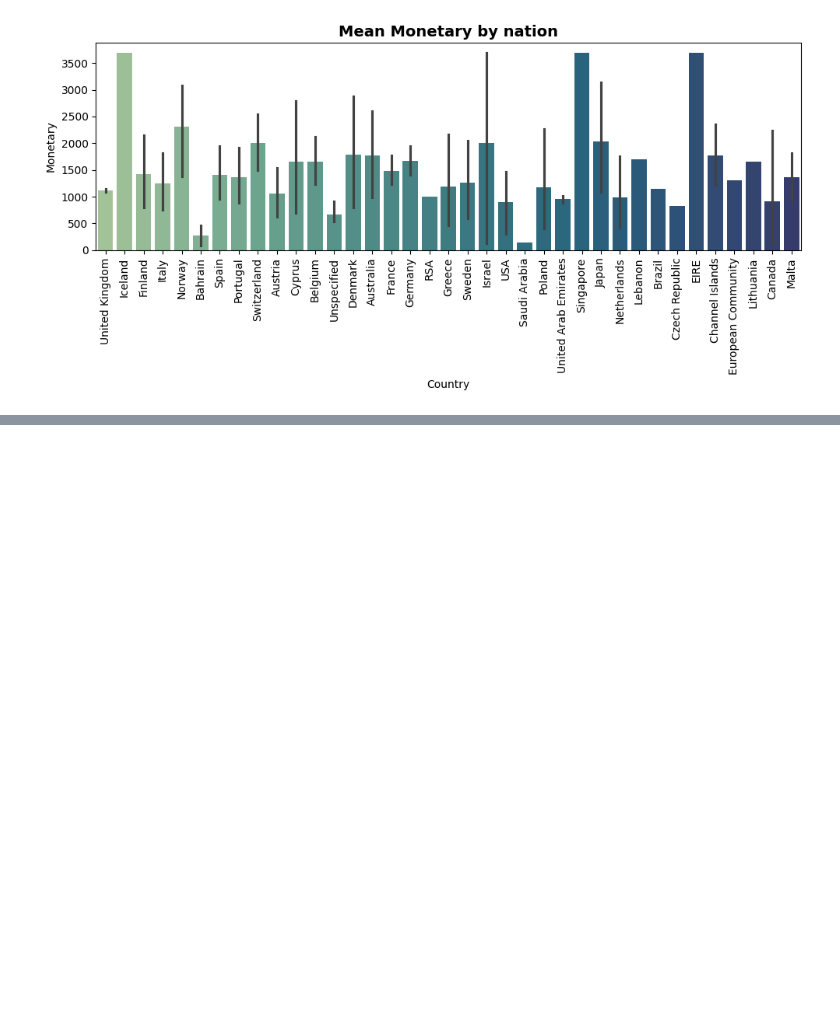
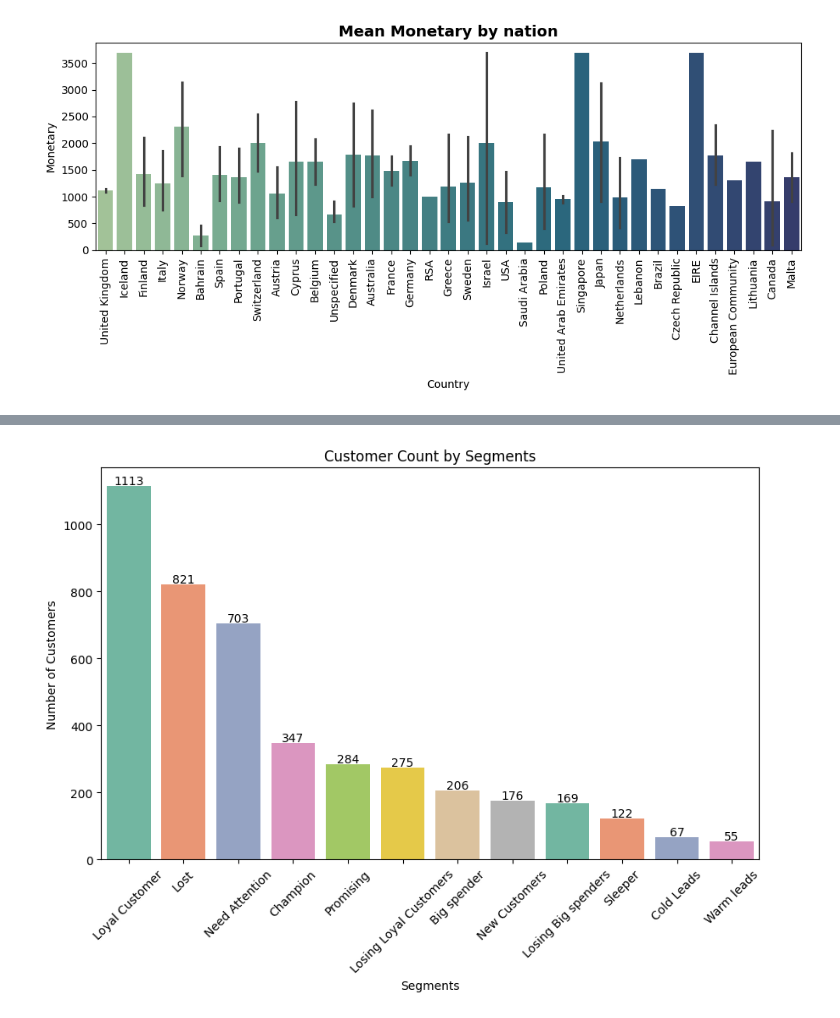
Before and after one commit to nmkhan9/user-behavior-analytics, a Jupyter notebook: rfm_segmentation/rfm.ipynb, the cells around one changed output, grey strips where cells are left out. Drawn from its saved outputs; the diff is of its cells as text; code cells hidden in the pictures; blank space fills up the shorter version.

```diff
--- a/rfm_segmentation/rfm.ipynb
+++ b/rfm_segmentation/rfm.ipynb
@@ -554,0 +263,9 @@ plt.show()
+# %%
+df_rfm['R_Score'] = pd.qcut(df_rfm['Recency'], 5, labels=[5, 4, 3, 2, 1])
+
+df_rfm['F_Score'] = pd.qcut(df_rfm['Frequency'].rank(method='first'), 5, labels=[1, 2, 3, 4, 5])
+
+df_rfm['M_Score'] = pd.qcut(df_rfm['Monetary'], 5, labels=[1, 2, 3, 4, 5])
+# %%
+df_rfm['RFM_score'] = df_rfm['R_Score'].astype(str) + df_rfm['F_Score'].astype(str) + df_rfm['M_Score'].astype(str)
+df_rfm.head()
@@ -554,0 +303,10 @@ plt.show()
+# %%
+df_map["RFM_score"] = df_map["RFM_score"].astype("str")
+# %%
+df_full = df_rfm.merge(
+    df_map[['RFM_score','Segments']],
+    on='RFM_score',
+    how='left'
+)
+
+df_full.head()
@@ -554,0 +448,26 @@ plt.show()
+# %%
+plt.figure(figsize=(10,6))
+ax = sns.countplot(
+    data=df_full,
+    x='Segments',
+    order=df_full['Segments'].value_counts().index,
+    palette='Set2'
+)
+
+
+for p in ax.patches:
+    height = p.get_height()
+    ax.text(
+        x=p.get_x() + p.get_width()/2,
+        y=height + 5,
+        s=int(height),
+        ha='center'
+    )
+
+plt.title('Customer Count by Segments')
+plt.xlabel('Segments')
+plt.ylabel('Number of Customers')
+plt.xticks(rotation=45)
+plt.show()
+# %% [output]
+[figure, added]
```
Also changed, not shown: parts of 41 cells of this notebook, 4 other files.
